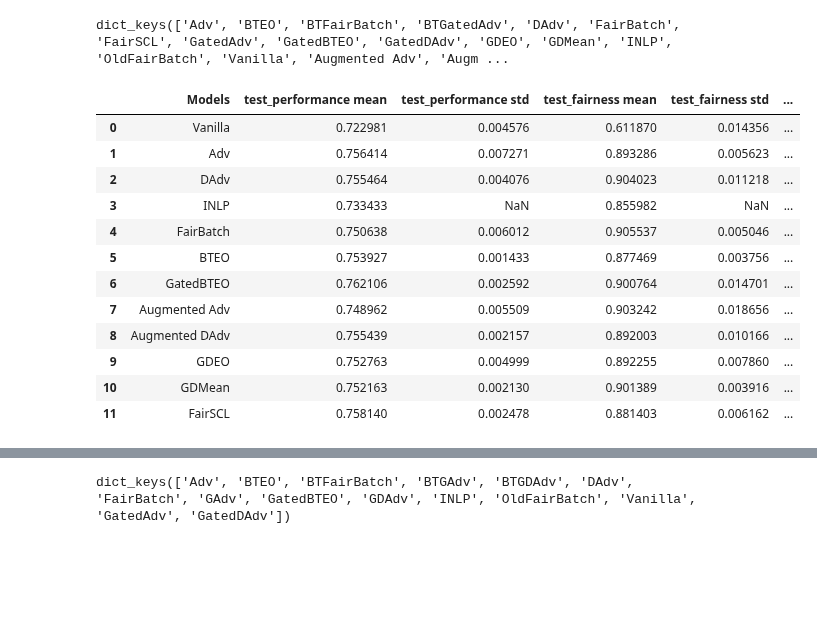
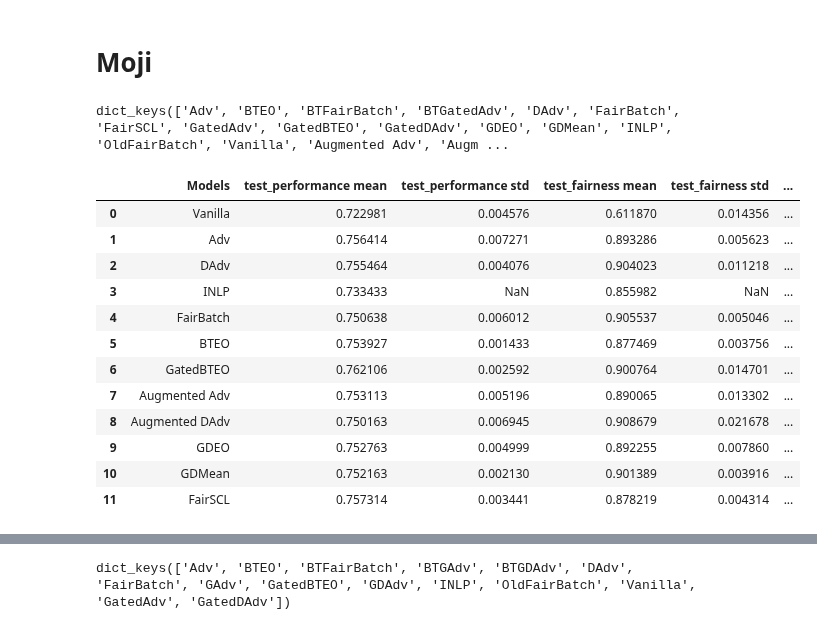
Before and after one commit to Libr-AI/fairlib, a Jupyter notebook: analysis/Final_results_in_paper.ipynb, the cells around one changed output, grey strips where cells are left out. Saved outputs shown, nothing was run; the diff lists cells and outputs as text; code cells hidden in the pictures; blank space fills up the shorter version.

```diff
--- a/analysis/Final_results_in_paper.ipynb
+++ b/analysis/Final_results_in_paper.ipynb
@@ -21,6 +21,8 @@ def make_plot(plot_df):
             markers=True,
             style="Models",
         )
+# %% [markdown]
+# Moji
 # %%
 Moji_results = retrive_results("Moji")
 Moji_results["FairBatch"] = Moji_results["OldFairBatch"]
@@ -33,28 +35,30 @@ dict_keys(['Adv', 'BTEO', 'BTFairBatch', 'BTGatedAdv', 'DAdv', 'FairBatch', 'Fai
 # %%
 Moji_main_results = final_results_df(
     results_dict = Moji_results,
     model_order = ["Vanilla", "Adv", "DAdv", "INLP", "FairBatch", "BTEO", "GatedBTEO", "Augmented Adv", "Augmented DAdv", "GDEO", "GDMean", "FairSCL"],
-    pareto = True,
+    pareto = False,
     pareto_selection = "test",
     selection_criterion = "DTO",
     return_dev = True,
-    # Fairness_threshold=0.95
+    # Fairness_threshold=0.95,
+    return_conf=True,
+    save_conf_dir=r"D:\Project\Fair_NLP_Classification\analysis\reproduce\Moji"
     )
 Moji_main_results
 # %% [output]
 |  | Models | test_performance mean | test_performance std | test_fairness mean | test_fairness std | ... |
 | 0 | Vanilla | 0.722981 | 0.004576 | 0.611870 | 0.014356 | ... |
 | 1 | Adv | 0.756414 | 0.007271 | 0.893286 | 0.005623 | ... |
 | 2 | DAdv | 0.755464 | 0.004076 | 0.904023 | 0.011218 | ... |
 | 3 | INLP | 0.733433 | NaN | 0.855982 | NaN | ... |
 | 4 | FairBatch | 0.750638 | 0.006012 | 0.905537 | 0.005046 | ... |
 | 5 | BTEO | 0.753927 | 0.001433 | 0.877469 | 0.003756 | ... |
 | 6 | GatedBTEO | 0.762106 | 0.002592 | 0.900764 | 0.014701 | ... |
-| 7 | Augmented Adv | 0.748962 | 0.005509 | 0.903242 | 0.018656 | ... |
-| 8 | Augmented DAdv | 0.755439 | 0.002157 | 0.892003 | 0.010166 | ... |
+| 7 | Augmented Adv | 0.753113 | 0.005196 | 0.890065 | 0.013302 | ... |
+| 8 | Augmented DAdv | 0.750163 | 0.006945 | 0.908679 | 0.021678 | ... |
 | 9 | GDEO | 0.752763 | 0.004999 | 0.892255 | 0.007860 | ... |
 | 10 | GDMean | 0.752163 | 0.002130 | 0.901389 | 0.003916 | ... |
-| 11 | FairSCL | 0.758140 | 0.002478 | 0.881403 | 0.006162 | ... |
+| 11 | FairSCL | 0.757314 | 0.003441 | 0.878219 | 0.004314 | ... |
 # %%
 print(Moji_main_results.to_latex(index=False))
 # %% [output]
```
Also changed, not shown: parts of 12 cells of this notebook.
